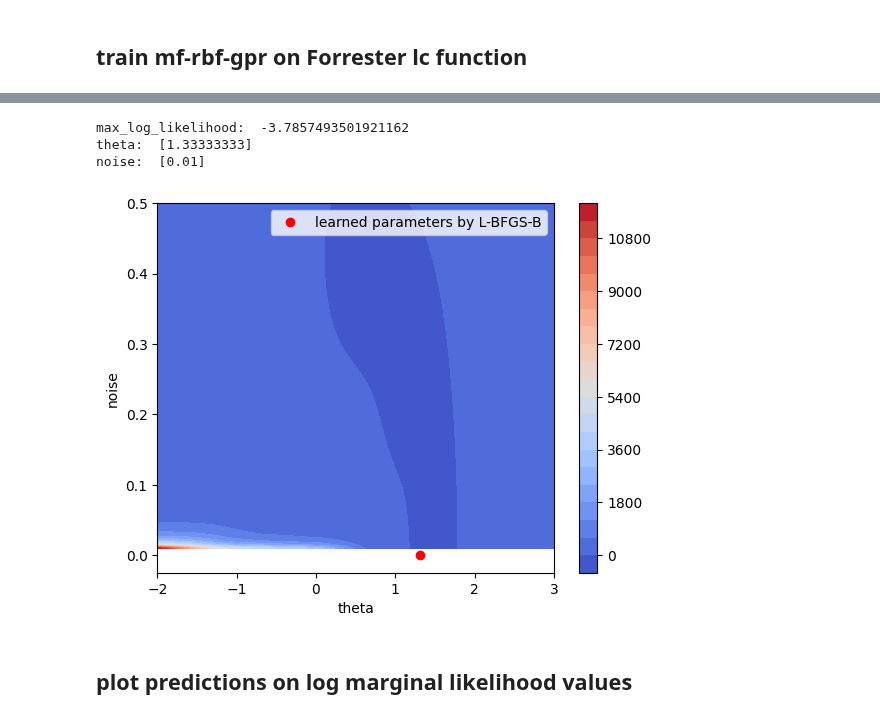
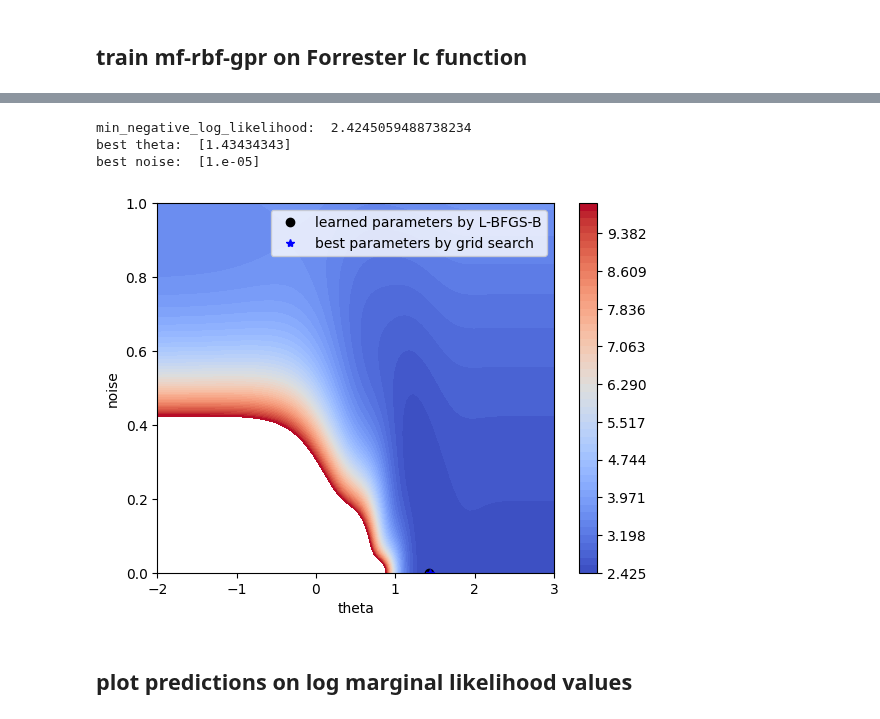
Before and after one commit to bessagroup/mfbml, a Jupyter notebook: studies/gpr_illustrative_examples/mf_rbf_gpr/landscape_of_nll.ipynb, the cells around one changed output, grey strips where cells are left out. Drawn from its saved outputs; the diff is of its cells as text; code cells hidden in the pictures.

```diff
--- a/studies/gpr_illustrative_examples/mf_rbf_gpr/landscape_of_nll.ipynb
+++ b/studies/gpr_illustrative_examples/mf_rbf_gpr/landscape_of_nll.ipynb
@@ -388,16 +424,28 @@ test_ly_1c = func1c.lf(test_x)
 # %%
 start_time = time.time()
 mfrbfgp1c = MFRBFGPR(
-    design_space=func1c.input_domain,
+    design_space=func.design_space,
     noise_prior=None,
+    kernel=kernel,
     optimizer_restart=optimizer_restart,
+    seed=seed_number,
 )
-mfrbfgp1c.train(samples=sample_x, responses=sample_y_1c)
+mfrbfgp1c.train(samples=sample_x, responses=sample_y_3)
 end_time = time.time()
 mfrbfgp1c_time = end_time - start_time
-print("mfrbfgp1c time: ", end_time - start_time)
+
+# get the prediction for mfrbfgp1c
+mfrbfgp_pred_y_1c, mfrbfgp_pred_std_1c = mfrbfgp1c.predict(
+    X=test_x, return_std=True)
+# get prediction of low fidelity
+pred_ly1c = mfrbfgp1c.predict_lf(X=test_x)
+
+# get the learned parameters
 theta_learned_mfrbfgp1c = np.log10(mfrbfgp1c.kernel.param)
 noise_learned_mfrbfgp1c = mfrbfgp1c.noise
+
+# print information to the screen
+print("mfrbfgp1c time: ", end_time - start_time)
 print("learned theta: ", theta_learned_mfrbfgp1c)
 print("learned noise: ", noise_learned_mfrbfgp1c)
 # %% [output]
@@ -440,3 +455,17 @@ mfrbfgp1c:  5.511636268363064e-05
+# %%
+# get the likelihood grid values
+(
+    log_likelihood_mfrbfgp1c,
+    _,
+    _,
+    min_log_likelihood_mfrbfgp1c,
+    best_theta_gpr_mfrbfgp1c,
+    best_noise_gpr_mfrbfgp1c,
+) = generate_likelihood_grid_values(mfrbfgp1c)
+# %% [output]
+min_negative_log_likelihood:  2.4245059488738234
+best theta:  [1.43434343]
+best noise:  [1.e-05]
 # %%
 #  generate the meshgrid for the parameters theta and noise
 mfrbfgp1c.noise = None
@@ -450,34 +479,36 @@ for i in range(theta.shape[0]):
         list_params = [theta[i, j], noise[i, j]]
         log_likelihood1c[i, j] = mfrbfgp1c._logLikelihood(params=list_params)
 # %%
-# find the maximum log_likelihood
-min_log_likelihood = np.min(log_likelihood1c)
-print("max_log_likelihood: ", min_log_likelihood)
-# find the index of the maximum log_likelihood
-idx = np.where(log_likelihood1c == min_log_likelihood)
-print("theta: ", theta[idx])
-print("noise: ", noise[idx])
 # plot the log_likelihood
 fig, ax = plt.subplots()
-cs = ax.contourf(theta, noise, log_likelihood1c, levels=20, cmap=cm.coolwarm)
+cs = ax.contourf(
+    theta_plot,
+    noise_plot,
+    log_likelihood_mfrbfgp1c,
+    levels=np.linspace(log_likelihood_mfrbfgp1c.min(), 10, 50),
+    cmap=cm.coolwarm,
+)
 ax.plot(
     theta_learned_mfrbfgp1c,
     noise_learned_mfrbfgp1c,
-    "ro",
+    "ko",
     label="learned parameters by L-BFGS-B",
 )
-# ax.plot(theta[idx], noise[idx], "b*", label="best parameters by grid search")
+ax.plot(
+    best_theta_gpr_mfrbfgp1c,
+    best_noise_gpr_mfrbfgp1c,
+    "b*",
+    label="best parameters by grid search",
+)
 ax.legend(loc="best")
 ax.set_xlabel("theta")
 ax.set_ylabel("noise")
+ax.set_xlim(-2, 3)
+ax.set_ylim(0, 1)
 fig.colorbar(cs)
-# plt.savefig("mf_log_likelihood_1c.png", dpi=300, bbox_inches="tight")
 plt.show()
 # %% [output]
-max_log_likelihood:  -3.7857493501921162
-theta:  [1.33333333]
-noise:  [0.01]
-[figure, old version]
+[figure, new version]
 # %% [markdown]
 ## plot predictions on log marginal likelihood values
 # %%
```
Also changed, not shown: parts of 34 cells of this notebook, 23 other files.
